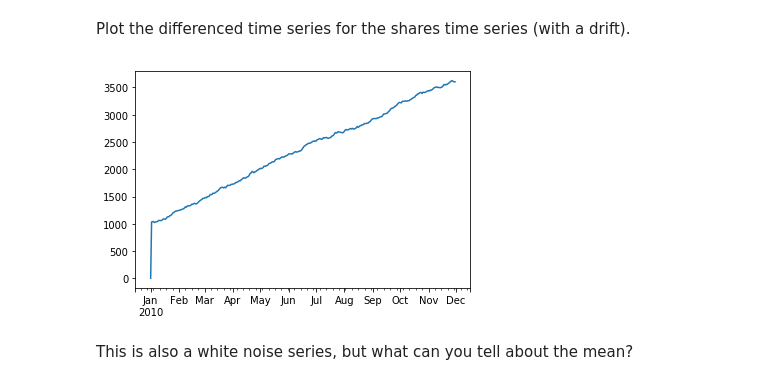
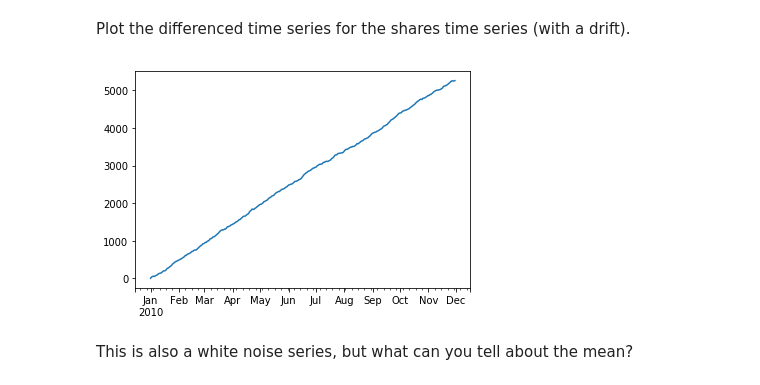
Before and after one commit to danjizquierdo/dsc-3-26-03-basic-time-series-models-lab-nyc-ds-career-012819, a Jupyter notebook: index.ipynb, the cells around one changed output. Cells and saved outputs as stored; diff of their text form; code cells hidden in the pictures.

```diff
--- a/index.ipynb
+++ b/index.ipynb
@@ -198,12 +198,12 @@ Plot the differenced time series for the shares time series (with a drift).
 # %%
 # create a series with the specified dates
 stocks_d=[0]
 for count, error in enumerate(dif_noise):
-    stocks_d.append(stocks[count]+error+drift)
+    stocks_d.append(stocks_d[count]+error+drift)
 sd_series = pd.Series(stocks_d, index = days)
 sd_series.plot();
 # %% [output]
-[figure, old version]
+[figure, new version]
 # %% [markdown]
 This is also a white noise series, but what can you tell about the mean?
 # %% [markdown]
```
